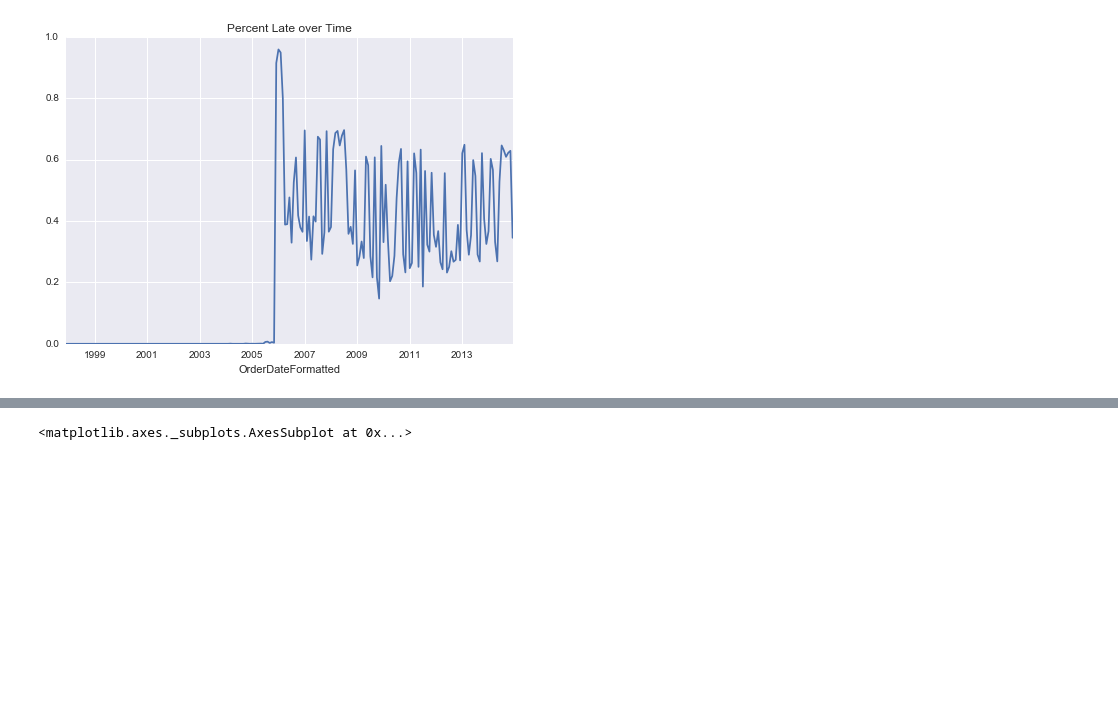
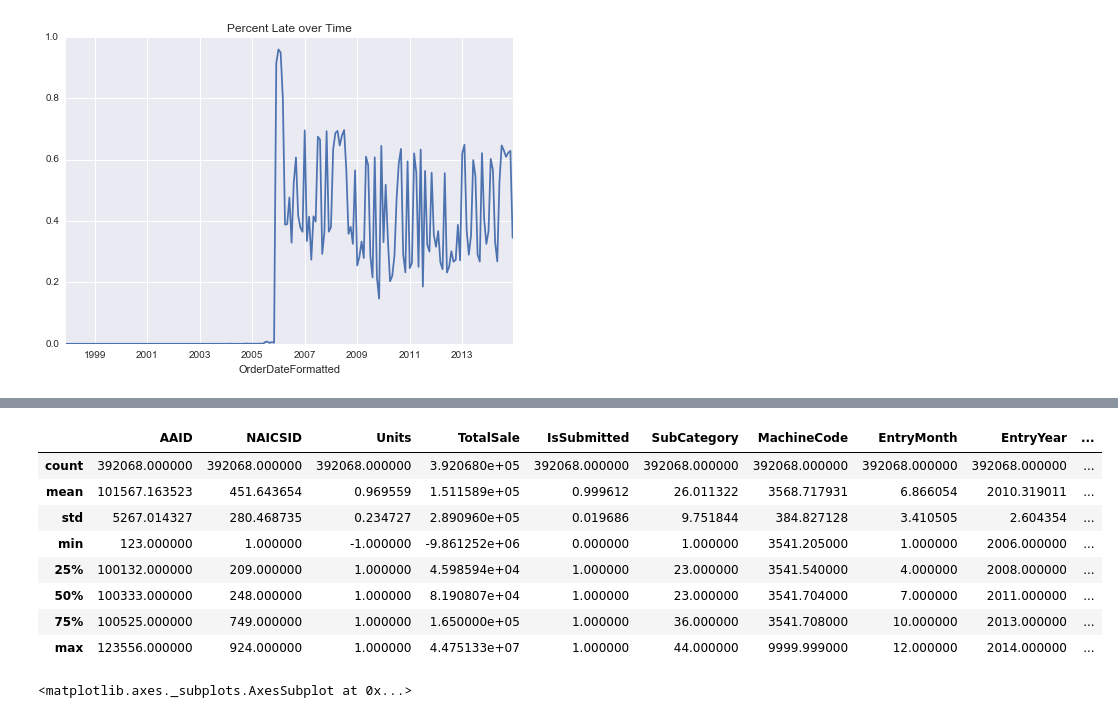
Before and after one commit to apclypsr/Capstone-Project, a Jupyter notebook: SurveyAnalysis.ipynb, the cells around one changed output, grey strips where cells are left out. Saved outputs shown, nothing was run; the diff lists cells and outputs as text; code cells hidden in the pictures; blank space fills up the shorter version.

```diff
--- a/SurveyAnalysis.ipynb
+++ b/SurveyAnalysis.ipynb
@@ -125,3 +104,15 @@ USMTO_WHOLE[USMTO_WHOLE.DaysLate >= 90]
+# %%
+USMTO_WHOLE.describe()
+# %% [output]
+|  | AAID | NAICSID | Units | TotalSale | IsSubmitted | SubCategory | MachineCode | EntryMonth | EntryYear | ... |
+| count | 392068.000000 | 392068.000000 | 392068.000000 | 3.920680e+05 | 392068.000000 | 392068.000000 | 392068.000000 | 392068.000000 | 392068.000000 | ... |
+| mean | 101567.163523 | 451.643654 | 0.969559 | 1.511589e+05 | 0.999612 | 26.011322 | 3568.717931 | 6.866054 | 2010.319011 | ... |
+| std | 5267.014327 | 280.468735 | 0.234727 | 2.890960e+05 | 0.019686 | 9.751844 | 384.827128 | 3.410505 | 2.604354 | ... |
+| min | 123.000000 | 1.000000 | -1.000000 | -9.861252e+06 | 0.000000 | 1.000000 | 3541.205000 | 1.000000 | 2006.000000 | ... |
+| 25% | 100132.000000 | 209.000000 | 1.000000 | 4.598594e+04 | 1.000000 | 23.000000 | 3541.540000 | 4.000000 | 2008.000000 | ... |
+| 50% | 100333.000000 | 248.000000 | 1.000000 | 8.190807e+04 | 1.000000 | 23.000000 | 3541.704000 | 7.000000 | 2011.000000 | ... |
+| 75% | 100525.000000 | 749.000000 | 1.000000 | 1.650000e+05 | 1.000000 | 36.000000 | 3541.708000 | 10.000000 | 2013.000000 | ... |
+| max | 123556.000000 | 924.000000 | 1.000000 | 4.475133e+07 | 1.000000 | 44.000000 | 9999.999000 | 12.000000 | 2014.000000 | ... |
 # %%
 #create two new tables, one without outliers (outside 2 stdev), and one without backfillers (defined as submitted later than 100 days - per company definition)
 
```
Also changed, not shown: parts of 16 cells of this notebook.
